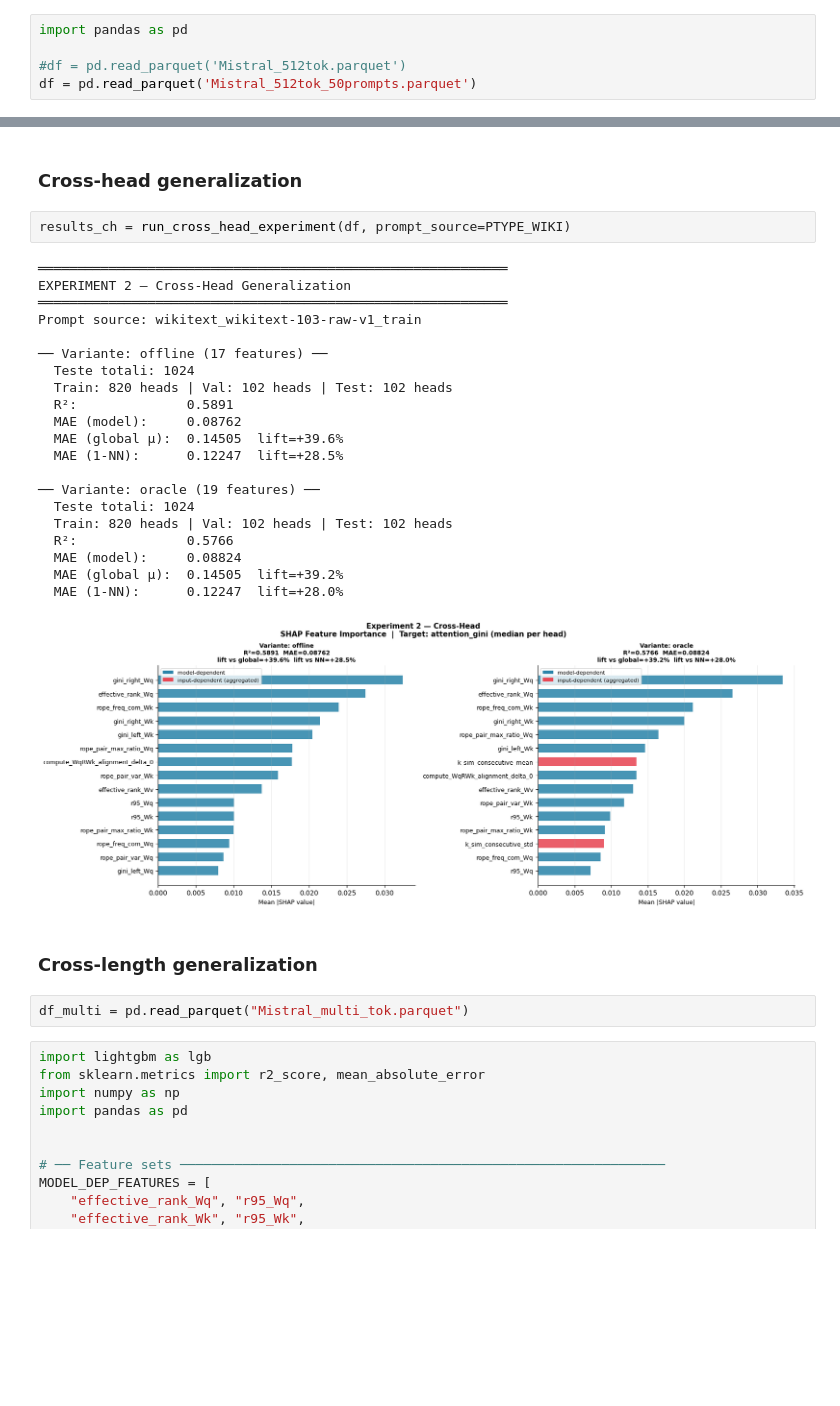
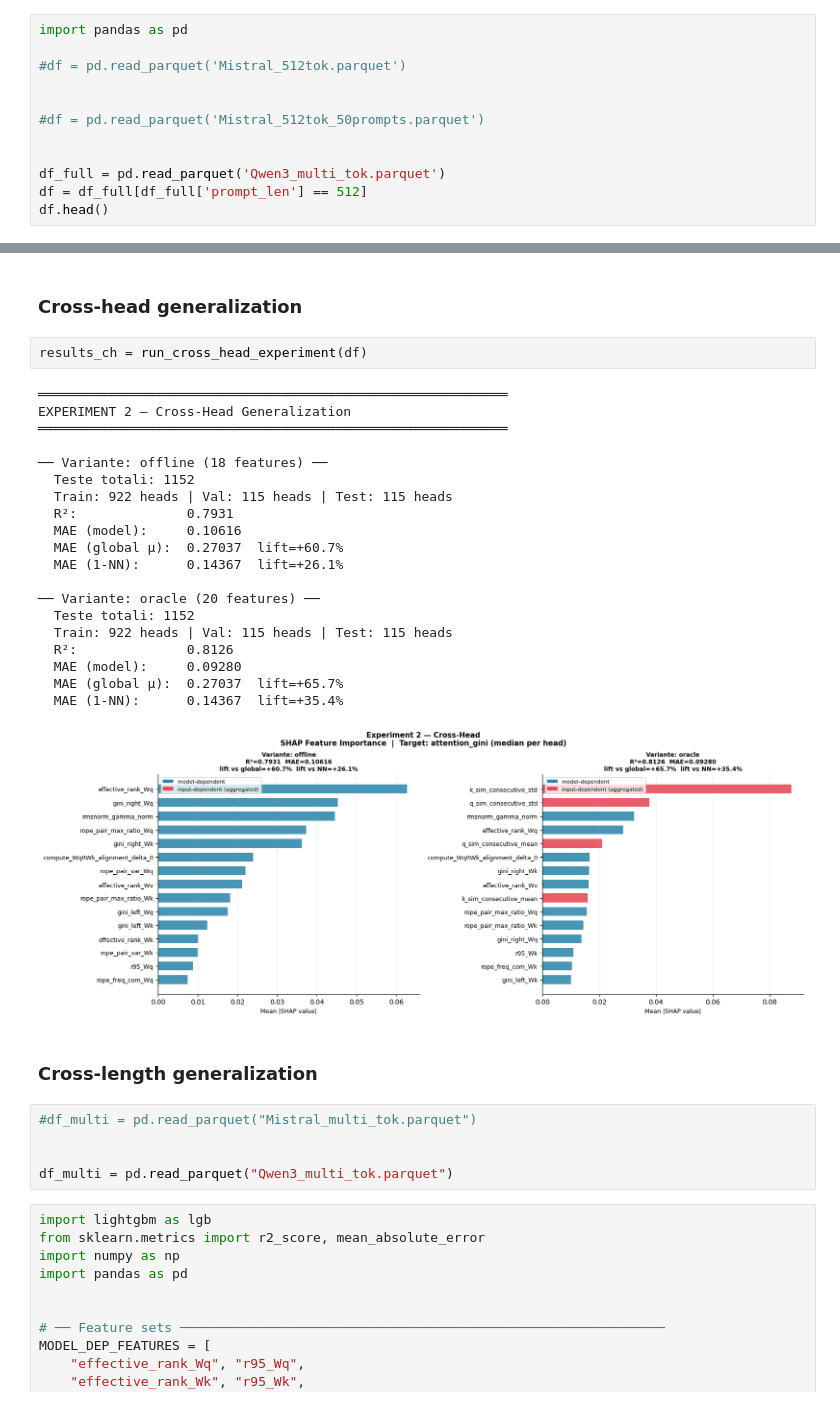
Before and after one commit to raffaeledagostino/sparse-attention-patterns, a Jupyter notebook: model_testing.ipynb, the cells around one changed output, grey strips where cells are left out. Cells and saved outputs as stored; diff of their text form; blank space fills up the shorter version.

Commit message:
qwen tests

```diff
--- a/model_testing.ipynb
+++ b/model_testing.ipynb
@@ -4,4 +4,11 @@
 import pandas as pd
 
 #df = pd.read_parquet('Mistral_512tok.parquet')
-df = pd.read_parquet('Mistral_512tok_50prompts.parquet')
+
+
+#df = pd.read_parquet('Mistral_512tok_50prompts.parquet')
+
+
+df_full = pd.read_parquet('Qwen3_multi_tok.parquet')
+df = df_full[df_full['prompt_len'] == 512]
+df.head()
@@ -161,33 +103,35 @@ plot_r2_vs_lift_panels(pivot)
 # %% [markdown]
 ### Cross-head generalization
 # %%
-results_ch = run_cross_head_experiment(df, prompt_source=PTYPE_WIKI)
+results_ch = run_cross_head_experiment(df)
 # %% [output]
 ════════════════════════════════════════════════════════════
 EXPERIMENT 2 — Cross-Head Generalization
 ════════════════════════════════════════════════════════════
-Prompt source: wikitext_wikitext-103-raw-v1_train
 
-── Variante: offline (17 features) ──
-  Teste totali: 1024
-  Train: 820 heads | Val: 102 heads | Test: 102 heads
-  R²:              0.5891
-  MAE (model):     0.08762
-  MAE (global μ):  0.14505  lift=+39.6%
-  MAE (1-NN):      0.12247  lift=+28.5%
+── Variante: offline (18 features) ──
+  Teste totali: 1152
+  Train: 922 heads | Val: 115 heads | Test: 115 heads
+  R²:              0.7931
+  MAE (model):     0.10616
+  MAE (global μ):  0.27037  lift=+60.7%
+  MAE (1-NN):      0.14367  lift=+26.1%
 
-── Variante: oracle (19 features) ──
-  Teste totali: 1024
-  Train: 820 heads | Val: 102 heads | Test: 102 heads
-  R²:              0.5766
-  MAE (model):     0.08824
-  MAE (global μ):  0.14505  lift=+39.2%
-  MAE (1-NN):      0.12247  lift=+28.0%
+── Variante: oracle (20 features) ──
+  Teste totali: 1152
+  Train: 922 heads | Val: 115 heads | Test: 115 heads
+  R²:              0.8126
+  MAE (model):     0.09280
+  MAE (global μ):  0.27037  lift=+65.7%
+  MAE (1-NN):      0.14367  lift=+35.4%
-[figure, old version]
+[figure, new version]
 # %% [markdown]
 ### Cross-length generalization
 # %%
-df_multi = pd.read_parquet("Mistral_multi_tok.parquet")
+#df_multi = pd.read_parquet("Mistral_multi_tok.parquet")
+
+
+df_multi = pd.read_parquet("Qwen3_multi_tok.parquet")
 # %%
 import lightgbm as lgb
 from sklearn.metrics import r2_score, mean_absolute_error
```
Also changed, not shown: parts of 5 cells of this notebook, 8 other files.
